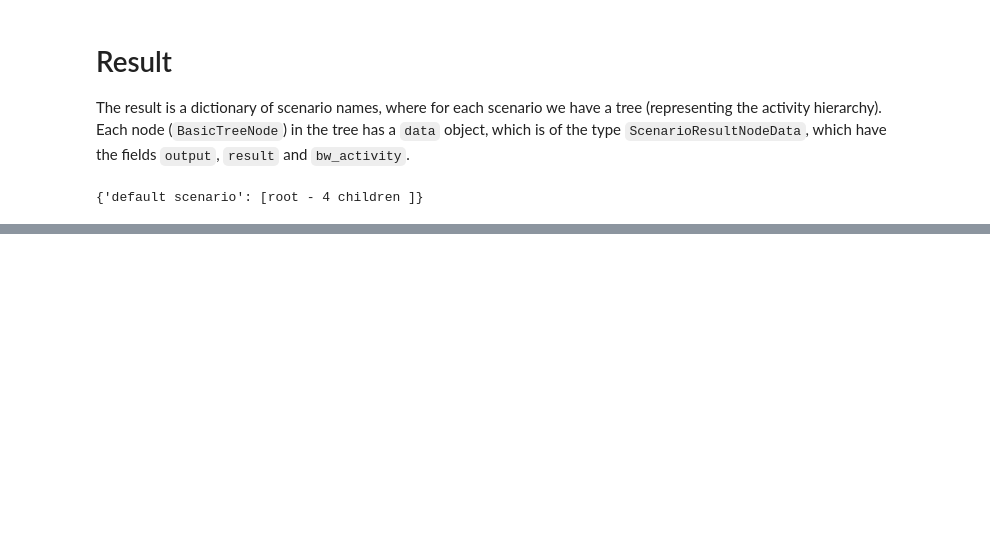
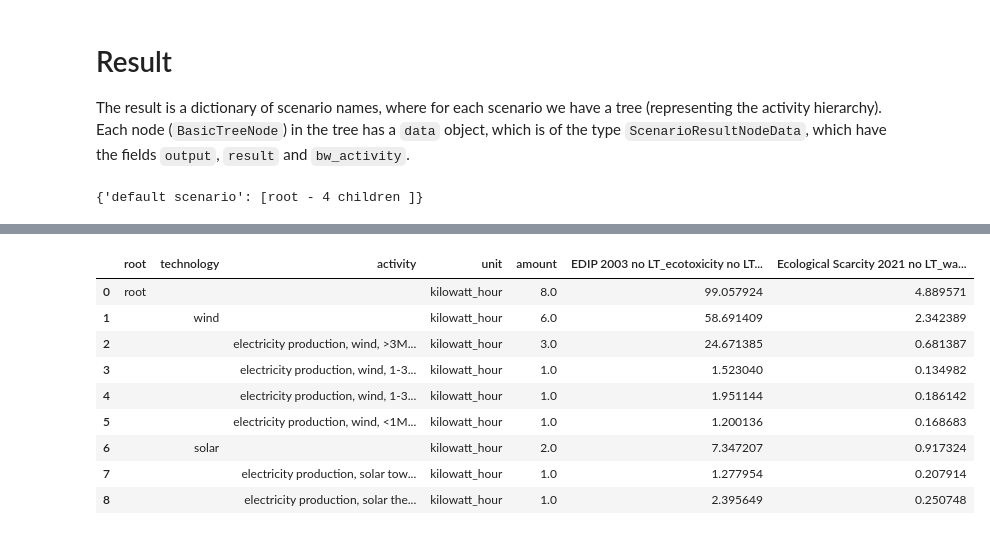
Before and after one commit to LIVENlab/enbios, a Jupyter notebook: enbios2/demos/intro.ipynb, the cells around one changed output, grey strips where cells are left out. Saved outputs shown, nothing was run; the diff lists cells and outputs as text; code cells hidden in the pictures; blank space fills up the shorter version.

```diff
--- a/enbios2/demos/intro.ipynb
+++ b/enbios2/demos/intro.ipynb
@@ -146,0 +252,19 @@ exp.scenarios[0].result_to_dict()
+# %%
+from random import randint
+
+activitiy_aliases = exp.get_all_activity_aliases()
+
+def create_random_scenario():
+    return {
+        "activities": {
+            act: ["kilowatt_hour", randint(1, 10)]
+            for act in activitiy_aliases
+        }
+    }
+
+raw_data["scenarios"] = [
+    create_random_scenario(),
+    create_random_scenario()
+]
+
+raw_data["scenarios"]
@@ -146,0 +289,2 @@ exp.scenarios[0].result_to_dict()
+# %%
+exp = Experiment(raw_data)
@@ -146,0 +299,2 @@ exp.scenarios[0].result_to_dict()
+# %%
+_ = exp.run()
@@ -146,0 +306,14 @@ exp.scenarios[0].result_to_dict()
+# %%
+exp.scenarios[0].results_to_csv("s1.csv", level_names=["root", "technology", "activity"])
+pd.read_csv("s1.csv").fillna('')
+# %% [output]
+|  | root | technology | activity | unit | amount | EDIP 2003 no LT_ecotoxicity no LT... | Ecological Scarcity 2021 no LT_wa... |
+| 0 | root |  |  | kilowatt_hour | 8.0 | 99.057924 | 4.889571 |
+| 1 |  | wind |  | kilowatt_hour | 6.0 | 58.691409 | 2.342389 |
+| 2 |  |  | electricity production, wind, >3M... | kilowatt_hour | 3.0 | 24.671385 | 0.681387 |
+| 3 |  |  | electricity production, wind, 1-3... | kilowatt_hour | 1.0 | 1.523040 | 0.134982 |
+| 4 |  |  | electricity production, wind, 1-3... | kilowatt_hour | 1.0 | 1.951144 | 0.186142 |
+| 5 |  |  | electricity production, wind, <1M... | kilowatt_hour | 1.0 | 1.200136 | 0.168683 |
+| 6 |  | solar |  | kilowatt_hour | 2.0 | 7.347207 | 0.917324 |
+| 7 |  |  | electricity production, solar tow... | kilowatt_hour | 1.0 | 1.277954 | 0.207914 |
+| 8 |  |  | electricity production, solar the... | kilowatt_hour | 1.0 | 2.395649 | 0.250748 |
```
Also changed, not shown: parts of 27 cells of this notebook, 9 other files.
